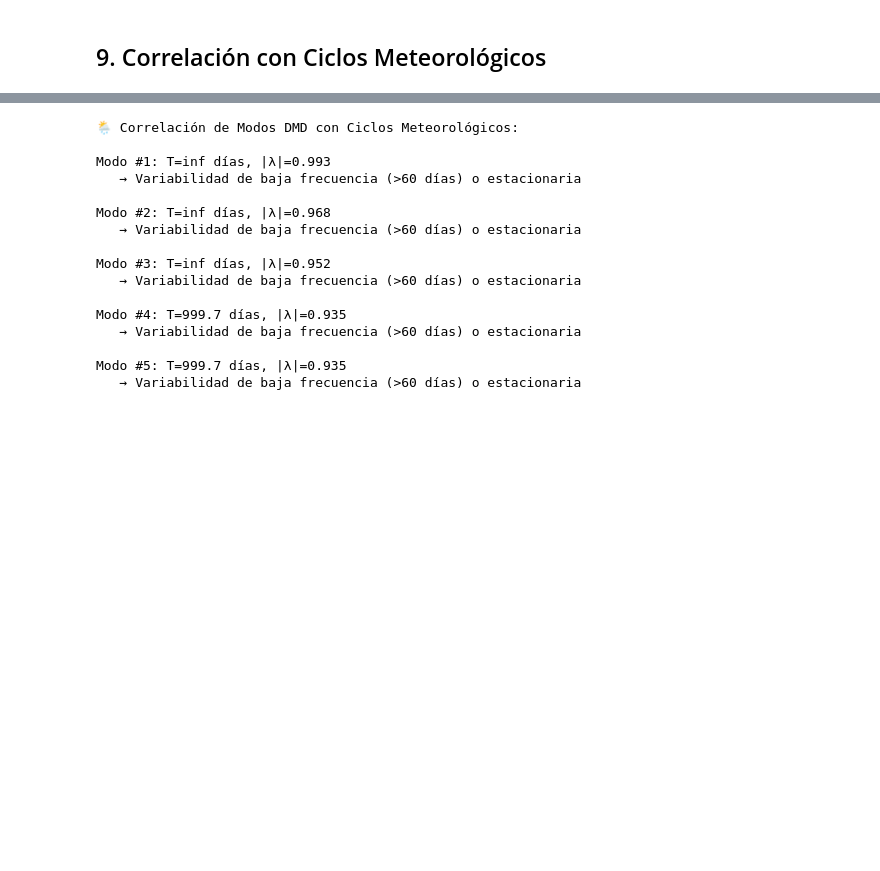
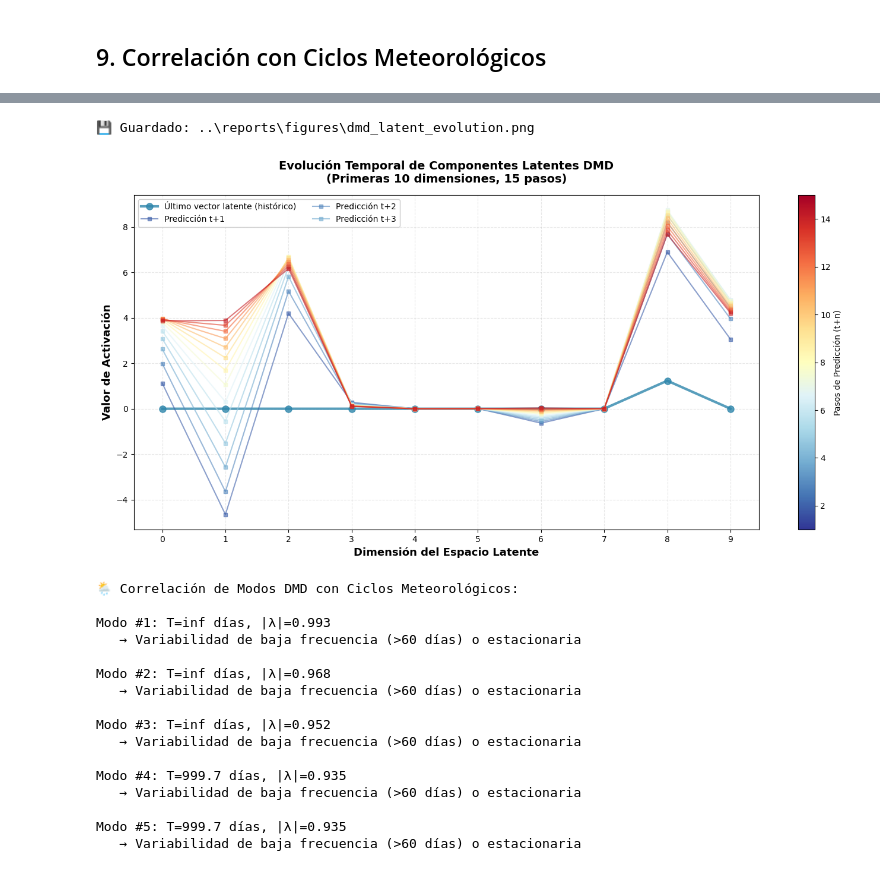
Before and after one commit to Godoca2/Pronostico-Hibrido-Espacio-Temporal-de-Precipitaciones-en-Chile, a Jupyter notebook: notebooks/06_DMD_Interpretability.ipynb, the cells around one changed output, grey strips where cells are left out. Cells and saved outputs as stored; diff of their text form; code cells hidden in the pictures; blank space fills up the shorter version.

```diff
--- a/notebooks/06_DMD_Interpretability.ipynb
+++ b/notebooks/06_DMD_Interpretability.ipynb
@@ -374,3 +537,48 @@ plt.show()
+# %%
+# Visualización 3: Evolución de componentes latentes DMD (inspirado en gráfico vectores latentes)
+# Mostrar cómo evolucionan las primeras 10 dimensiones del espacio latente
+
+n_latent_dims_to_plot = 10
+n_steps_to_plot = min(15, latent_trajectory.shape[1])
+
+fig, ax = plt.subplots(figsize=(14, 7))
+
+# Último vector latente histórico
+last_historical = latent_train[-1, :n_latent_dims_to_plot]
+ax.plot(range(n_latent_dims_to_plot), last_historical, 'o-',
+        linewidth=3, markersize=8, label='Último vector latente (histórico)',
+        color='#2E86AB', alpha=0.8)
+
+# Predicciones sucesivas
+cmap = plt.cm.RdYlBu_r
+for step in range(1, n_steps_to_plot):
+    pred_vector = latent_trajectory[:n_latent_dims_to_plot, step]
+    color = cmap(step / n_steps_to_plot)
+    ax.plot(range(n_latent_dims_to_plot), pred_vector, 's-',
+            linewidth=1.5, markersize=5, alpha=0.6,
+            color=color, label=f'Predicción t+{step}' if step <= 3 else '')
+
+# Estilo
+ax.set_xlabel('Dimensión del Espacio Latente', fontsize=13, fontweight='bold')
+ax.set_ylabel('Valor de Activación', fontsize=13, fontweight='bold')
+ax.set_title(f'Evolución Temporal de Componentes Latentes DMD\n(Primeras {n_latent_dims_to_plot} dimensiones, {n_steps_to_plot} pasos)',
+             fontsize=14, fontweight='bold', pad=15)
+ax.legend(fontsize=10, loc='best', ncol=2, framealpha=0.95)
+ax.grid(True, alpha=0.3, linestyle='--')
+ax.set_xticks(range(n_latent_dims_to_plot))
+
+# Colorbar para indicar evolución temporal
+sm = plt.cm.ScalarMappable(cmap=cmap, norm=plt.Normalize(vmin=1, vmax=n_steps_to_plot))
+sm.set_array([])
+cbar = plt.colorbar(sm, ax=ax, label='Pasos de Predicción (t+n)')
+
+plt.tight_layout()
+plt.savefig(FIG_DIR / 'dmd_latent_evolution.png', dpi=150, bbox_inches='tight')
+print(f"💾 Guardado: {FIG_DIR / 'dmd_latent_evolution.png'}")
+plt.show()
+# %% [output]
+💾 Guardado: ..\reports\figures\dmd_latent_evolution.png
+[figure, added]
 # %%
 # Ciclos meteorológicos conocidos en Chile
 known_cycles = {
```
Also changed, not shown: parts of 4 cells of this notebook, 5 other files.
